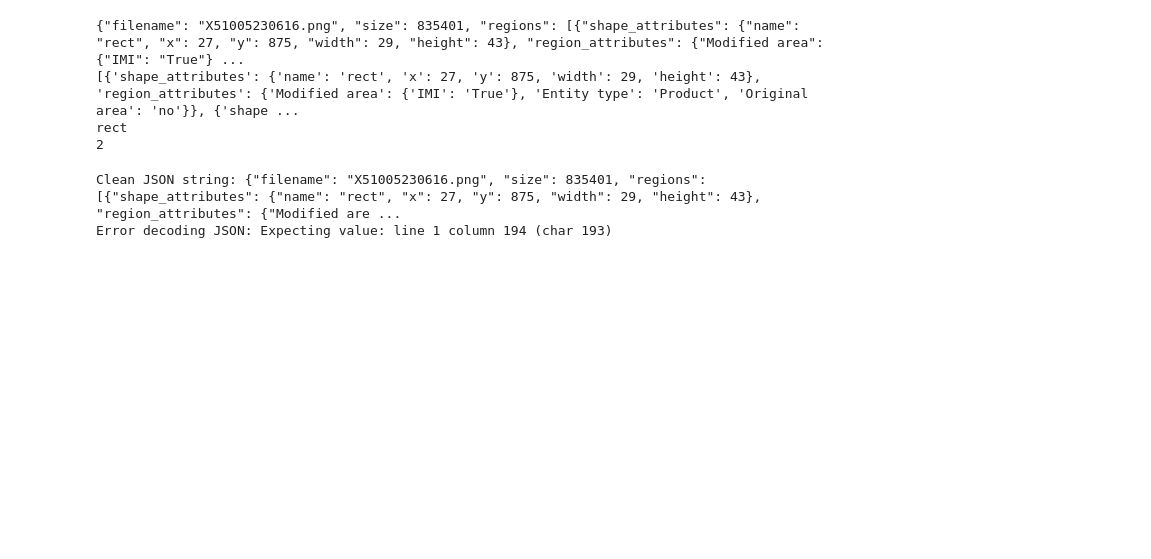
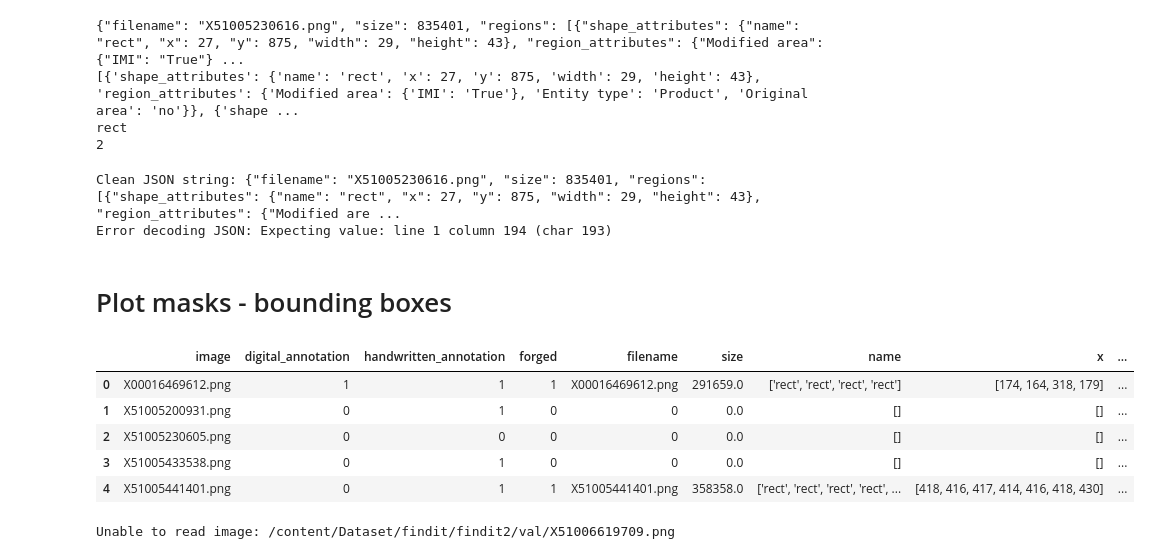
Before and after one commit to Bianca-Apostolescu/TUW_Master_Thesis, a Jupyter notebook: Models and Results/SROIE.ipynb, the cells around one changed output. Saved outputs shown, nothing was run; the diff lists cells and outputs as text; code cells hidden in the pictures; blank space fills up the shorter version.

```diff
--- a/Models and Results/SROIE.ipynb
+++ b/Models and Results/SROIE.ipynb
@@ -211,3 +229,20 @@ except json.JSONDecodeError as e:
 # %% [output]
 Clean JSON string: {"filename": "X51005230616.png", "size": 835401, "regions": [{"shape_attributes": {"name": "rect", "x": 27, "y": 875, "width": 29, "height": 43}, "region_attributes": {"Modified are ...
 Error decoding JSON: Expecting value: line 1 column 194 (char 193)
+# %% [markdown]
+# Plot masks - bounding boxes
+# %%
+df = pd.read_csv('/content/val.csv')
+df.fillna(0, inplace = True)
+
+columns_to_drop = ['forgery_annotations']
+df.drop(columns = columns_to_drop, inplace = True)
+
+df.head(5)
+# %% [output]
+|  | image | digital_annotation | handwritten_annotation | forged | filename | size | name | x | ... |
+| 0 | X00016469612.png | 1 | 1 | 1 | X00016469612.png | 291659.0 | ['rect', 'rect', 'rect', 'rect'] | [174, 164, 318, 179] | ... |
+| 1 | X51005200931.png | 0 | 1 | 0 | 0 | 0.0 | [] | [] | ... |
+| 2 | X51005230605.png | 0 | 0 | 0 | 0 | 0.0 | [] | [] | ... |
+| 3 | X51005433538.png | 0 | 1 | 0 | 0 | 0.0 | [] | [] | ... |
+| 4 | X51005441401.png | 0 | 1 | 1 | X51005441401.png | 358358.0 | ['rect', 'rect', 'rect', 'rect', ... | [418, 416, 417, 414, 416, 418, 430] | ... |
@@ -213,0 +297,50 @@ Error decoding JSON: Expecting value: line 1 column 194 (char 193)
+# %%
+def create_binary_mask(image_shape, bbox_list):
+    # Create a blank black image
+    mask = np.zeros(image_shape, dtype=np.uint8)
+
+    # Draw white rectangles for bounding boxes
+    for x, y, w, h in bbox_list:
+        cv2.rectangle(mask, (x, y), (x+w, y+h), (255, 255, 255), -1)  # -1 to fill the rectangle
+
+    return mask
+
+def draw_boxes(image_path, df_row, save_path):
+    try:
+        # Read the image
+        image = cv2.imread(image_path)
+        if image is None:
+            print(f"Unable to read image: {image_path}")
+            return
+
+        # Get image dimensions
+        height, width, _ = image.shape
+
+        # Parse annotations and get bounding boxes
+        bbox_list = list(zip(ast.literal_eval(df_row['x']), ast.literal_eval(df_row['y']), ast.literal_eval(df_row['w']), ast.literal_eval(df_row['h'])))
+
+        # Create binary mask
+        mask = create_binary_mask((height, width, 3), bbox_list)
+
+        # Save the processed image with bounding boxes
+        mask_path = os.path.join(save_path, os.path.basename(image_path))
+        cv2.imwrite(mask_path, mask)
+    except Exception as e:
+        print(f"Error processing image: {image_path}")
+        print(f"Error message: {e}")
+
+# Create folder to save masks if it does not exist
+save_folder = '/content/Dataset/findit/findit2/val_bm'
+if not os.path.exists(save_folder):
+    os.makedirs(save_folder)
+
+# Filter rows with forged = 1
+forged_df = df[df['forged'] == 1]
+
+# Iterate over DataFrame rows and draw bounding boxes
+for index, row in forged_df.iterrows():
+    image_name = row['filename']
+    image_path = '/content/Dataset/findit/findit2/val/' + image_name
+    draw_boxes(image_path, row, save_folder)
+# %% [output]
+Unable to read image: /content/Dataset/findit/findit2/val/X51006619709.png
```
Also changed, not shown: parts of 11 cells of this notebook, 3 other files.
